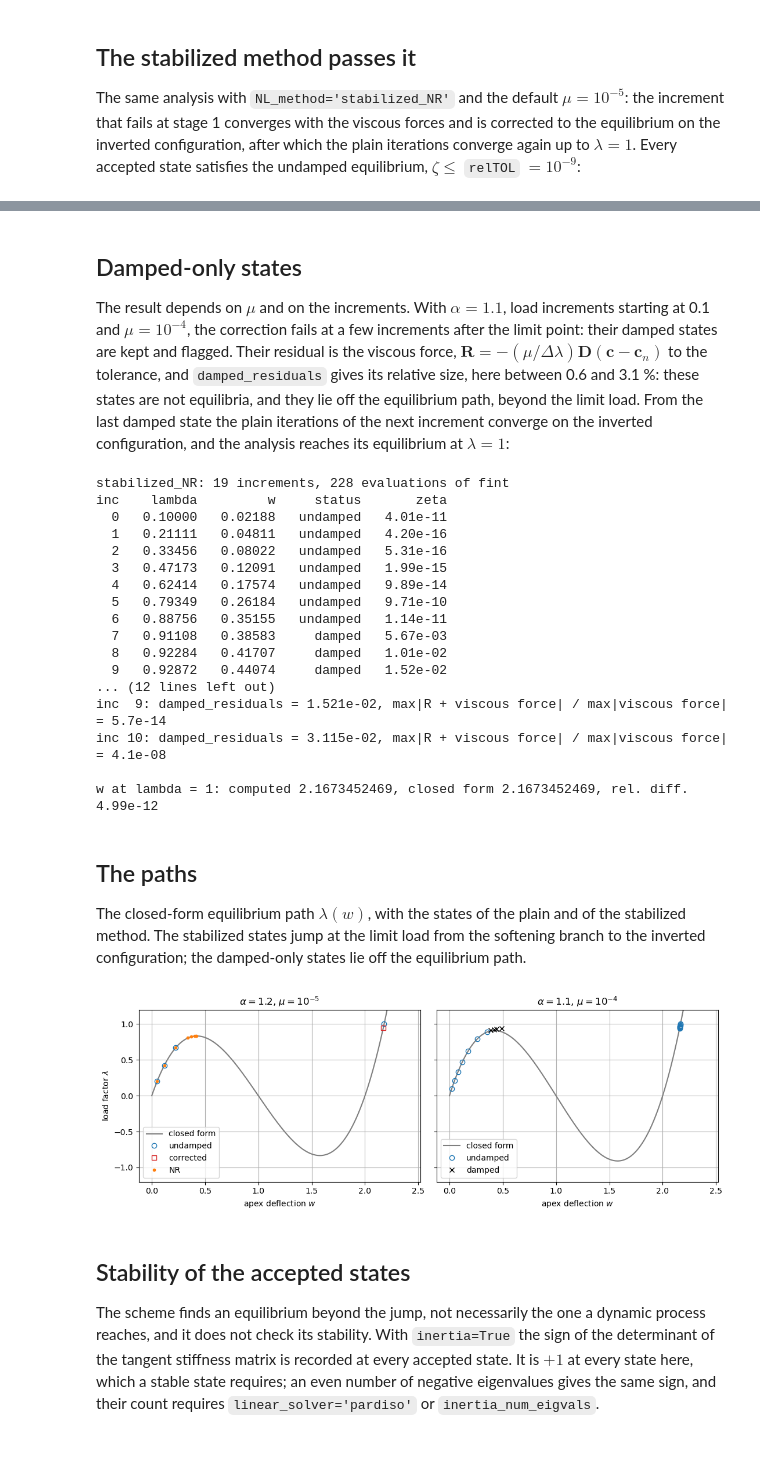
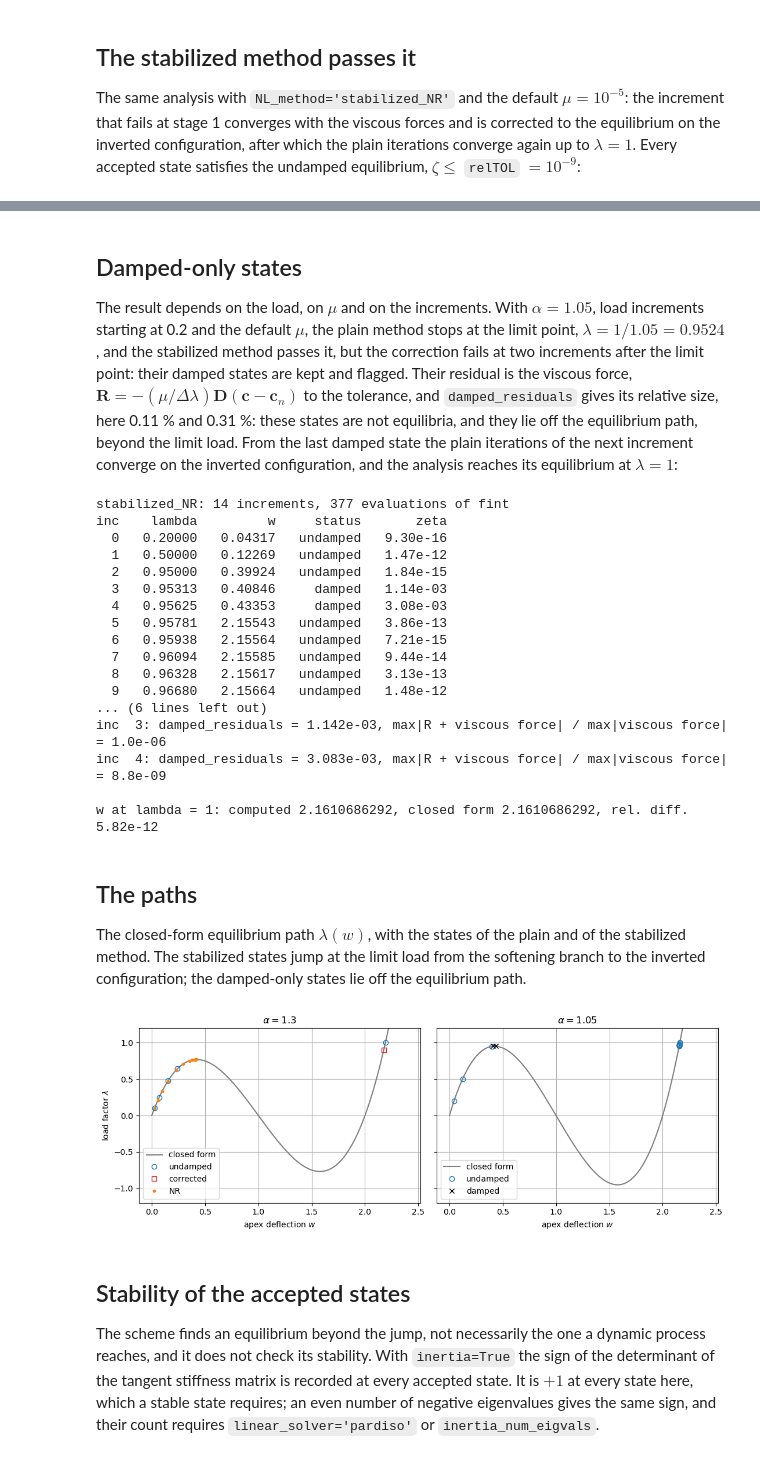
Before and after one commit to saullocastro/structsolve, a Jupyter notebook: notebooks/ex_stabilized_newton_raphson.ipynb, the cells around one changed output, grey strips where cells are left out. Cells and saved outputs as stored; diff of their text form; code cells hidden in the pictures.

```diff
--- a/notebooks/ex_stabilized_newton_raphson.ipynb
+++ b/notebooks/ex_stabilized_newton_raphson.ipynb
@@ -97,7 +97,7 @@ converges up to the limit point, $\lambda = 1/1.2 = 0.8333$, then cuts every
 increment down to `minInc` and stops:
 # %%
-frac = 1.2
-nr = run(frac, 0.2, NL_method='NR')
+frac = 1.3
+nr = run(frac, 0.1, NL_method='NR')
 print(f'NR: {len(nr.an.increments)} increments, last load factor '
       f'{nr.an.increments[-1]:.5f} (limit point {1/frac:.5f}), '
       f'w = {nr.an.cs[-1][0]:.5f} (w_lim = {W_LIM:.5f}), '
@@ -114,7 +114,7 @@ configuration, after which the plain iterations converge again up to
 $\lambda = 1$. Every accepted state satisfies the undamped equilibrium,
 $\zeta \le$ `relTOL` $= 10^{-9}$:
 # %%
-st = run(frac, 0.2, NL_method='stabilized_NR')
+st = run(frac, 0.1, NL_method='stabilized_NR')
 print(f'stabilized_NR: {len(st.an.increments)} increments, '
       f'{len(st.fint_calls)} evaluations of fint, '
       f'stabilization_factor = {st.an.stabilization_factor:g}')
@@ -136,22 +137,26 @@ w at lambda = 1: computed 2.1796373378, closed form 2.1796373378, rel. diff. 4.0
 # %% [markdown]
 ## Damped-only states
 
-The result depends on $\mu$ and on the increments. With $\alpha = 1.1$,
-load increments starting at 0.1 and $\mu = 10^{-4}$, the correction fails
-at a few increments after the limit point: their damped states are kept and
-flagged. Their residual is the viscous force,
+The result depends on the load, on $\mu$ and on the increments. With
+$\alpha = 1.05$, load increments starting at 0.2 and the default $\mu$, the
+plain method stops at the limit point, $\lambda = 1/1.05 = 0.9524$, and the
+stabilized method passes it, but the correction fails at two increments
+after the limit point: their damped states are kept and flagged. Their residual is the viscous force,
 $\boldsymbol{R} = -(\mu/\Delta\lambda) \boldsymbol{D} (\boldsymbol{c} - \boldsymbol{c}_n)$
 to the tolerance, and `damped_residuals` gives its relative size, here
-between 0.6 and 3.1 %: these states are not equilibria, and they lie off
+0.11 % and 0.31 %: these states are not equilibria, and they lie off
 the equilibrium path, beyond the limit load. From the last damped state
 the plain iterations of the next increment converge on the inverted
 configuration, and the analysis reaches its equilibrium at $\lambda = 1$:
 # %%
-frac2, mu = 1.1, 1e-4
-dm = run(frac2, 0.1, NL_method='stabilized_NR', stabilization_factor=mu)
+frac2 = 1.05
+dm = run(frac2, 0.2, NL_method='stabilized_NR')
+mu = dm.an.stabilization_factor
 print(f'stabilized_NR: {len(dm.an.increments)} increments, '
       f'{len(dm.fint_calls)} evaluations of fint')
 print_states(dm)
+nr2 = run(frac2, 0.2, NL_method='NR')
+print(f'NR: last load factor {nr2.an.increments[-1]:.5f}')
 D = np.abs(np.diag(dm.kC))
 an = dm.an
 lbds = [0.] + an.increments
@@ -168,23 +173,23 @@ w_ref2 = w_final(frac2)
 print(f'\nw at lambda = 1: computed {an.cs[-1][0]:.10f}, closed form '
       f'{w_ref2:.10f}, rel. diff. {abs(an.cs[-1][0] - w_ref2)/w_ref2:.2e}')
 # %% [output]
-stabilized_NR: 19 increments, 228 evaluations of fint
+stabilized_NR: 14 increments, 377 evaluations of fint
 inc    lambda         w     status       zeta
-  0   0.10000   0.02188   undamped   4.01e-11
-  1   0.21111   0.04811   undamped   4.20e-16
-  2   0.33456   0.08022   undamped   5.31e-16
-  3   0.47173   0.12091   undamped   1.99e-15
-  4   0.62414   0.17574   undamped   9.89e-14
-  5   0.79349   0.26184   undamped   9.71e-10
-  6   0.88756   0.35155   undamped   1.14e-11
-  7   0.91108   0.38583     damped   5.67e-03
-  8   0.92284   0.41707     damped   1.01e-02
-  9   0.92872   0.44074     damped   1.52e-02
-... (12 lines left out)
-inc  9: damped_residuals = 1.521e-02, max|R + viscous force| / max|viscous force| = 5.7e-14
-inc 10: damped_residuals = 3.115e-02, max|R + viscous force| / max|viscous force| = 4.1e-08
+  0   0.20000   0.04317   undamped   9.30e-16
+  1   0.50000   0.12269   undamped   1.47e-12
+  2   0.95000   0.39924   undamped   1.84e-15
+  3   0.95313   0.40846     damped   1.14e-03
+  4   0.95625   0.43353     damped   3.08e-03
+  5   0.95781   2.15543   undamped   3.86e-13
+  6   0.95938   2.15564   undamped   7.21e-15
+  7   0.96094   2.15585   undamped   9.44e-14
+  8   0.96328   2.15617   undamped   3.13e-13
+  9   0.96680   2.15664   undamped   1.48e-12
+... (6 lines left out)
+inc  3: damped_residuals = 1.142e-03, max|R + viscous force| / max|viscous force| = 1.0e-06
+inc  4: damped_residuals = 3.083e-03, max|R + viscous force| / max|viscous force| = 8.8e-09
 
-w at lambda = 1: computed 2.1673452469, closed form 2.1673452469, rel. diff. 4.99e-12
+w at lambda = 1: computed 2.1610686292, closed form 2.1610686292, rel. diff. 5.82e-12
 # %% [markdown]
 ## The paths
 
@@ -195,31 +200,31 @@ states lie off the equilibrium path.
 # %%
 fig, axes = plt.subplots(1, 2, figsize=(11, 4), sharey=True)
 ws = np.linspace(0., 2.4, 400)
 markers = {'undamped': ('o', 'C0'), 'corrected': ('s', 'C3'),
            'damped': ('x', 'k')}
-for ax, f, p, title in ((axes[0], frac, st, r'$\alpha = 1.2$, $\mu = 10^{-5}$'),
-                        (axes[1], frac2, dm, r'$\alpha = 1.1$, $\mu = 10^{-4}$')):
+for ax, f, p, title in ((axes[0], frac, st, r'$\alpha = 1.3$'),
+                        (axes[1], frac2, dm, r'$\alpha = 1.05$')):
     ax.plot(ws, (ws**3 - 3*ws**2 + 2*ws)/(f*F_LIM), 'C7-',
             label='closed form')
     for s, (m, col) in markers.items():
         pts = [(c[0], l) for l, c, si in zip(p.an.increments, p.an.cs,
                                              p.an.stabilization_status)
                if si == s]
         if pts:
             x, y = np.array(pts).T
             ax.plot(x, y, m, color=col, label=s, mfc='none')
     ax.set_xlabel('apex deflection $w$')
     ax.set_title(title)
     ax.set_ylim(-1.2, 1.2)
     ax.grid(True)
 axes[0].plot([c[0] for c in nr.an.cs], nr.an.increments, '.', color='C1',
              label='NR')
 axes[0].set_ylabel(r'load factor $\lambda$')
 axes[0].legend()
 axes[1].legend()
 plt.tight_layout()
 # %% [output]
-[figure, old version]
+[figure, new version]
 # %% [markdown]
 ## Stability of the accepted states
 
```
Also changed, not shown: parts of 4 cells of this notebook, 7 other files.
